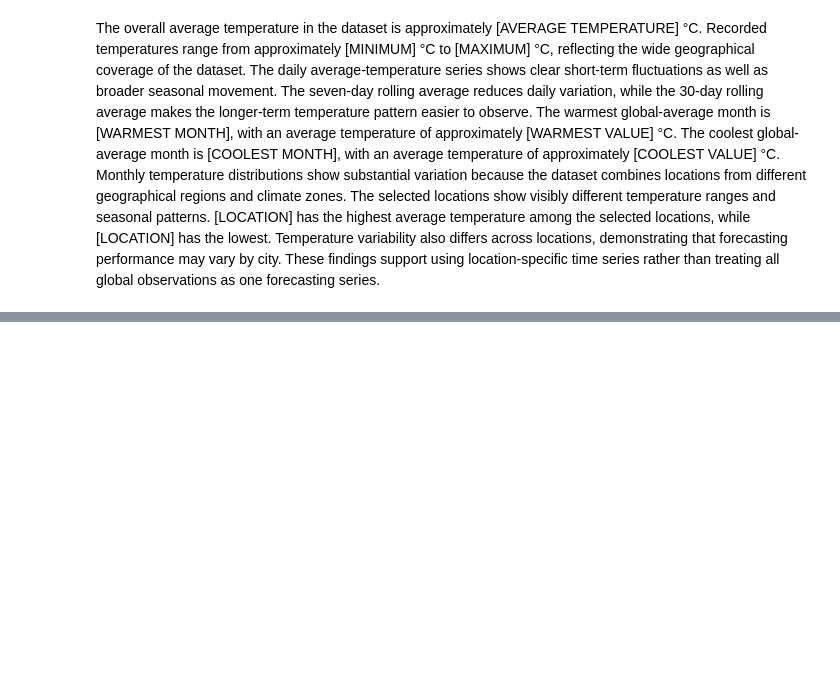
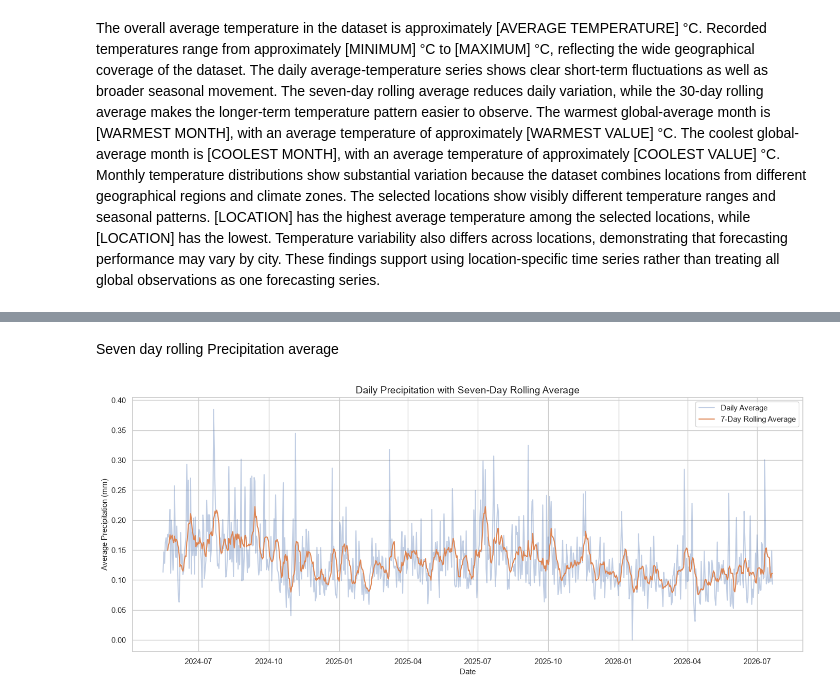
Before and after one commit to rajaraman04/Weather-Forecasting, a Jupyter notebook: weather_trend_forecasting.ipynb, the cells around one changed output, grey strips where cells are left out. Cells and saved outputs as stored; diff of their text form; code cells hidden in the pictures; blank space fills up the shorter version.

```diff
--- a/weather_trend_forecasting.ipynb
+++ b/weather_trend_forecasting.ipynb
@@ -1017,0 +1048,16 @@ treating all global observations as one forecasting series.
+# %% [markdown]
+Seven day rolling Precipitation average
+# %%
+daily_precipitation["rolling_mean_7"]=daily_precipitation["average_precipitation"].rolling(window=7).mean()
+plt.figure(figsize=(14,6))
+
+plt.plot(daily_precipitation["observation_date"],daily_precipitation["average_precipitation"],alpha=0.35,label="Daily Average")
+plt.plot(daily_precipitation["observation_date"],daily_precipitation["rolling_mean_7"],label="7-Day Rolling Average")
+plt.title("Daily Precipitation with Seven-Day Rolling Average")
+plt.xlabel("Date")
+plt.ylabel("Average Precipitation (mm)")
+plt.legend()
+plt.tight_layout()
+plt.show()
+# %% [output]
+[figure, added]
```
Also changed, not shown: parts of 15 cells of this notebook.
